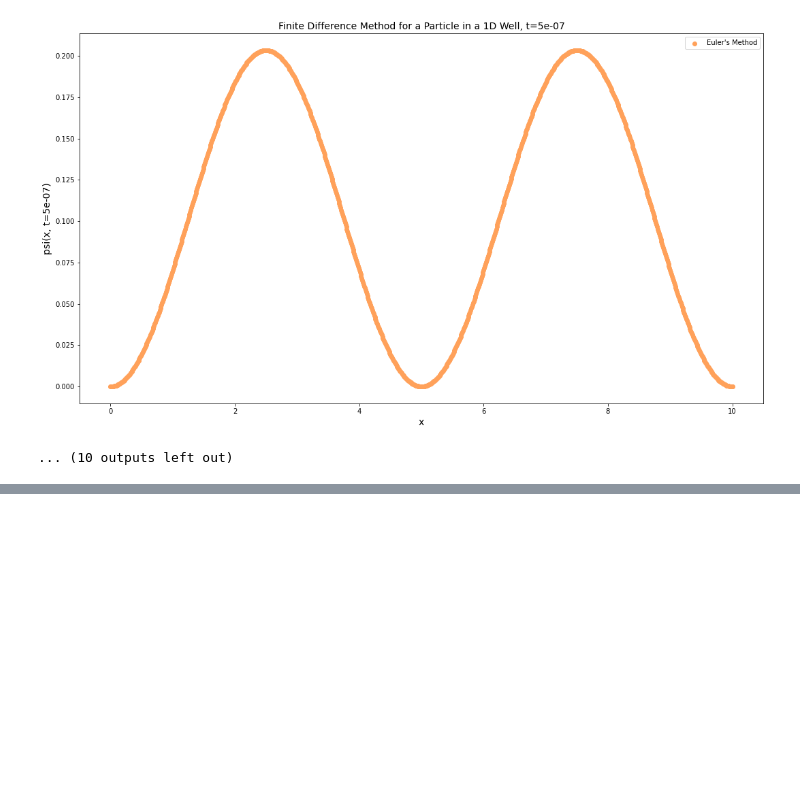
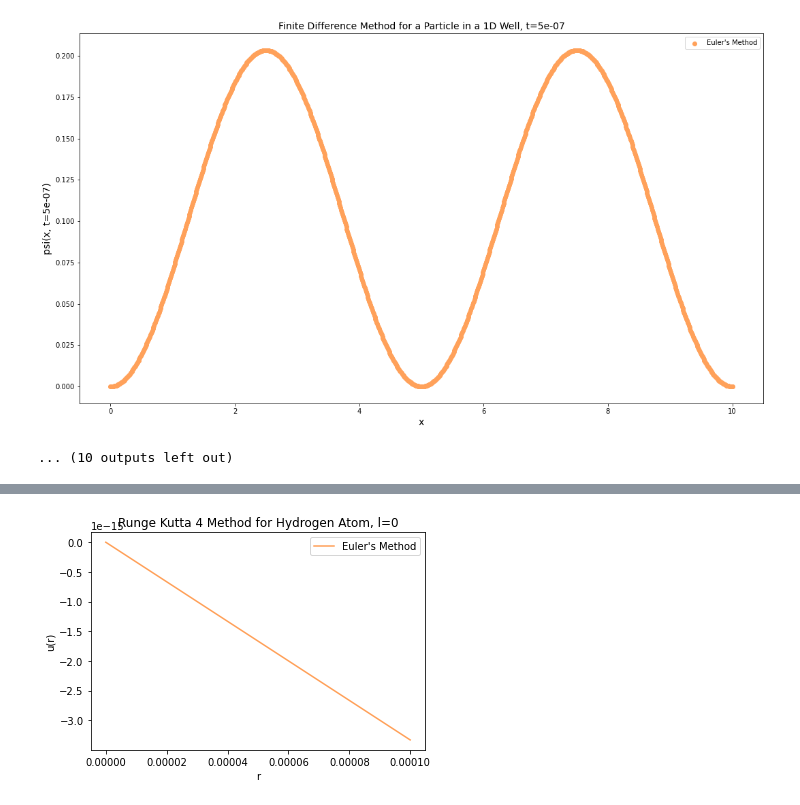
Before and after one commit to ahill187/numerical-methods-ppm, a Jupyter notebook: Schrodinger.ipynb, the cells around one changed output, grey strips where cells are left out. Cells and saved outputs as stored; diff of their text form; code cells hidden in the pictures; blank space fills up the shorter version.

Commit message:
hydrogen atom added failing

```diff
--- a/Schrodinger.ipynb
+++ b/Schrodinger.ipynb
@@ -124,0 +161,3 @@ plt.show()
+# %%
+def beta(r, k, alpha, l, E):
+    return k/(alpha*r) + l*(l+1)/(r**2) + E/alpha
@@ -124,0 +183,11 @@ plt.show()
+# %%
+u_data, r_data = eulers_method(k, r_0, dr, alpha, l, E, u_0, z_0, n_iterations)
+
+plt.plot(r_data, u_data, label="Euler's Method", color="#FFA15A")
+plt.plot(r_data, [psi_0(r) for r in r_data], label="Analytical Solution", color="#636EFA")
+plt.legend(loc="upper right")
+
+plt.xlabel("r")
+plt.ylabel(f"u(r)")
+plt.title(f"Euler's Method for Hydrogen Atom, l={l}")
+plt.show()
@@ -124,0 +229,31 @@ plt.show()
+# %%
+def runge_kutta_four(k, r_0, dr, alpha, l, E, u_0, z_0, n_iterations):
+    u = u_0
+    z = z_0
+    r = r_0 + 10**-40
+    u_data = [u]
+    r_data = [r]
+    for n in range(0, n_iterations):
+        y = (kn1(r, dr, u, z, k, alpha, l, E) + 2*kn2(r, dr, u, z, k, alpha, l, E) + 2*kn3(r, dr, u, z, k, alpha, l, E) + kn4(r, dr, u, z, k, alpha, l, E))/6
+        u = u + y[0]*dr
+        z = z + y[1]*dr
+        r = r + dr
+        u_data.append(u)
+        r_data.append(r)
+    return u_data, r_data
+# %%
+dr = 10**-10
+n_iterations = 1000000
+l = 0
+u_data, r_data = runge_kutta_four(k, 0, dr, alpha, l, E, u_0, z_0, n_iterations)
+
+plt.plot(r_data, u_data, label="Euler's Method", color="#FFA15A")
+# plt.scatter(t_data, x_data, label="Analytical Solution", color="#636EFA")
+plt.legend(loc="upper right")
+
+plt.xlabel("r")
+plt.ylabel(f"u(r)")
+plt.title(f"Runge Kutta 4 Method for Hydrogen Atom, l={l}")
+plt.show()
+# %% [output]
+[figure, added]
```
Also changed, not shown: parts of 7 cells of this notebook.
